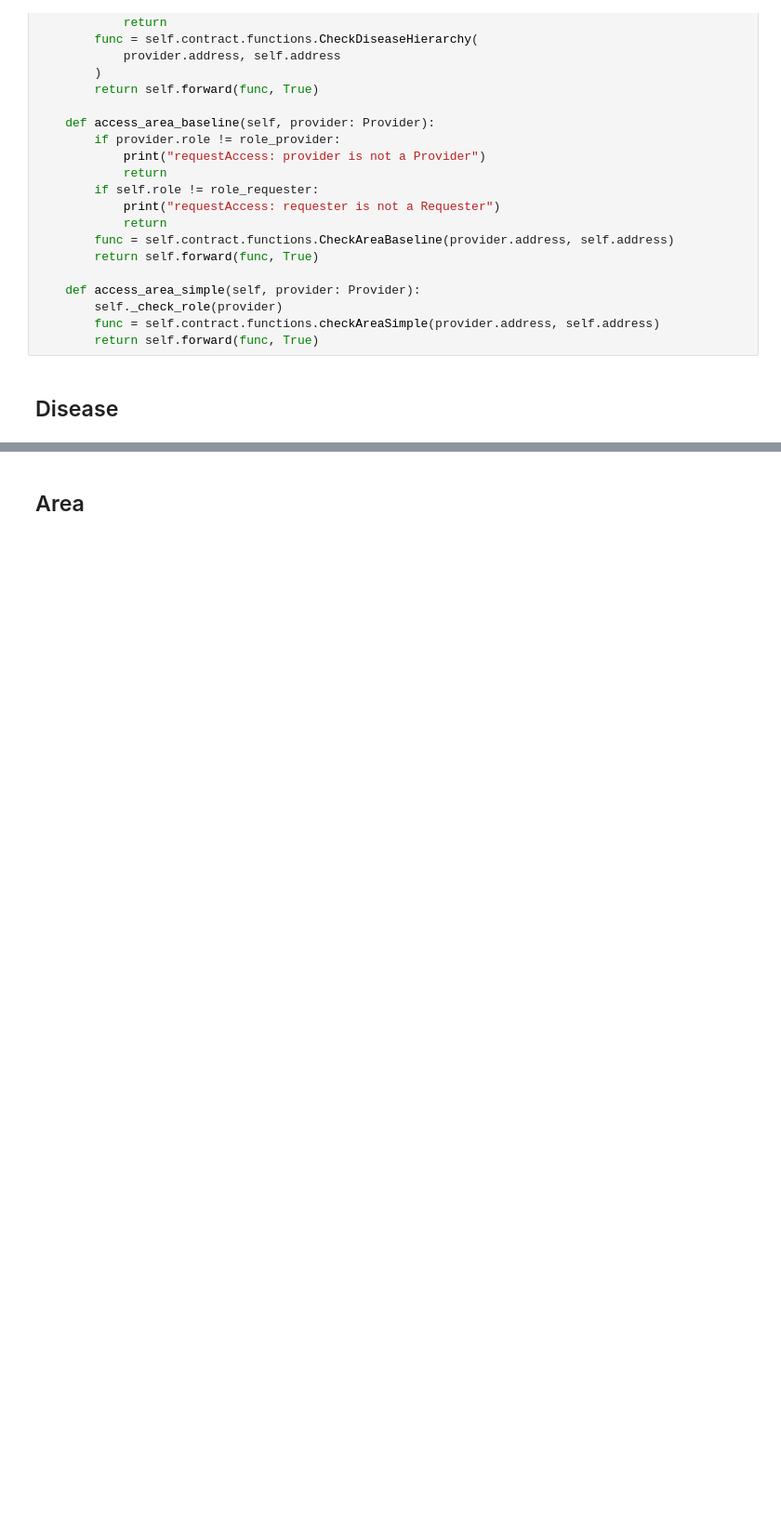
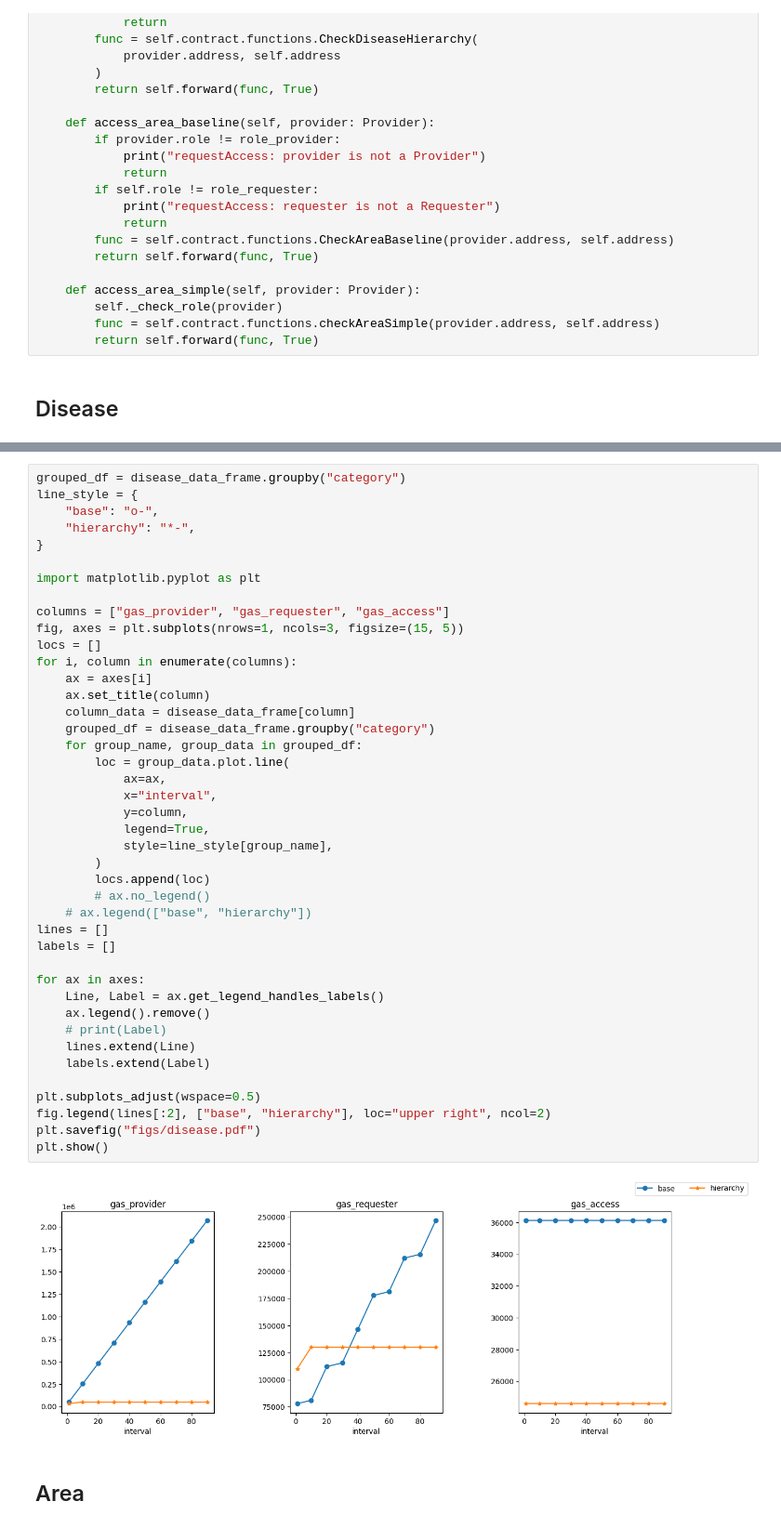
Before and after one commit to MaastrichtU-IDS/DecentralizedHealthcareBackend, a Jupyter notebook: jupyter/UnifiedConsentModel.ipynb, the cells around one changed output, grey strips where cells are left out. Shown at 93% size. Cells and saved outputs as stored; diff of their text form; blank space fills up the shorter version.

Commit message:
plot

```diff
--- a/jupyter/UnifiedConsentModel.ipynb
+++ b/jupyter/UnifiedConsentModel.ipynb
@@ -737,3 +724,47 @@ print(data_frame_base.to_string(index=False))
+# %%
+grouped_df = disease_data_frame.groupby("category")
+line_style = {
+    "base": "o-",
+    "hierarchy": "*-",
+}
+
+import matplotlib.pyplot as plt
+
+columns = ["gas_provider", "gas_requester", "gas_access"]
+fig, axes = plt.subplots(nrows=1, ncols=3, figsize=(15, 5))
+locs = []
+for i, column in enumerate(columns):
+    ax = axes[i]
+    ax.set_title(column)
+    column_data = disease_data_frame[column]
+    grouped_df = disease_data_frame.groupby("category")
+    for group_name, group_data in grouped_df:
+        loc = group_data.plot.line(
+            ax=ax,
+            x="interval",
+            y=column,
+            legend=True,
+            style=line_style[group_name],
+        )
+        locs.append(loc)
+        # ax.no_legend()
+    # ax.legend(["base", "hierarchy"])
+lines = []
+labels = []
+
+for ax in axes:
+    Line, Label = ax.get_legend_handles_labels()
+    ax.legend().remove()
+    # print(Label)
+    lines.extend(Line)
+    labels.extend(Label)
+
+plt.subplots_adjust(wspace=0.5)
+fig.legend(lines[:2], ["base", "hierarchy"], loc="upper right", ncol=2)
+plt.savefig("figs/disease.pdf")
+plt.show()
+# %% [output]
+[figure, added]
 # %% [markdown]
 ## Area
 # %%
```
Also changed, not shown: parts of 7 cells of this notebook, 3 other files.
